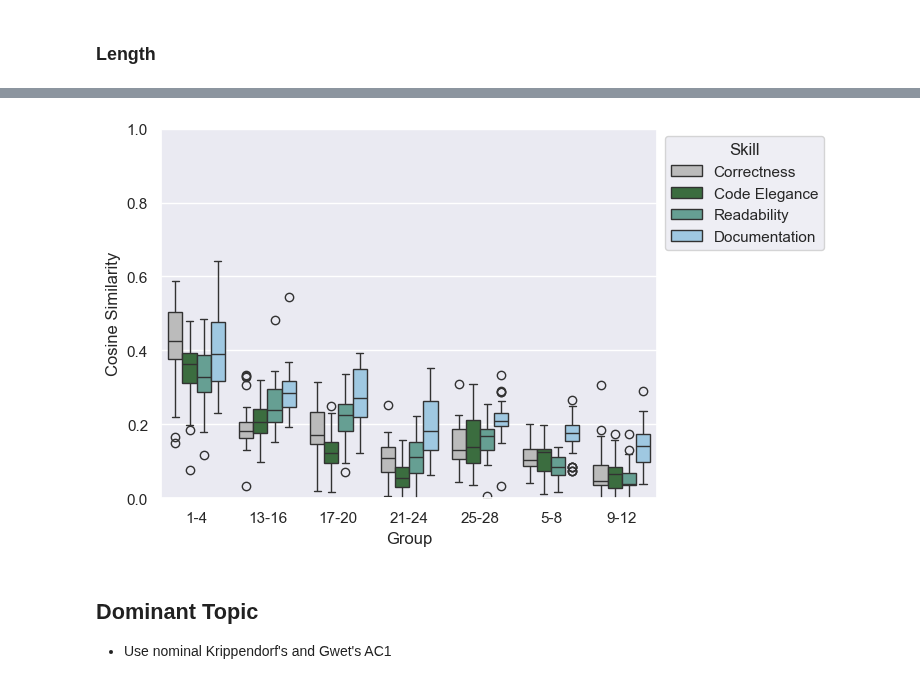
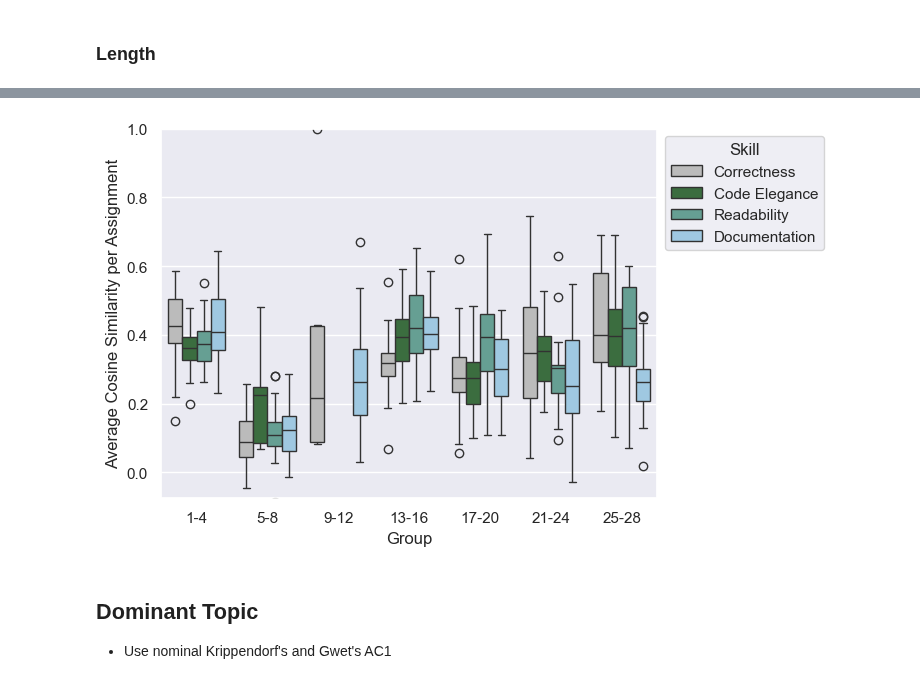
Before and after one commit to m-messer/Consistency_In_Grading_Analysis, a Jupyter notebook: feedback/feedback_inter_consistency.ipynb, the cells around one changed output, grey strips where cells are left out. Drawn from its saved outputs; the diff is of its cells as text; code cells hidden in the pictures.

Commit message:
PHD-777 Added summary stats for inter rater results section

```diff
--- a/feedback/feedback_inter_consistency.ipynb
+++ b/feedback/feedback_inter_consistency.ipynb
@@ -120,6 +201,9 @@ length_plt.get_figure().savefig('plots/inter_rater_length.pdf', bbox_inches='tig
 # %%
 inter_rater_sim_df = pd.read_csv('../data/inter_rater_sim.csv')
-inter_rater_sim_df = inter_rater_sim_df[~((inter_rater_sim_df['feedback_1'] == 'No comment supplied' ) & (inter_rater_sim_df['feedback_2'] == 'No comment supplied'))]
-inter_rater_sim_df = inter_rater_sim_df[['group', 'assignment_number', 'skill', 'sim']].groupby(['group', 'assignment_number', 'skill']).mean().reset_index()
-inter_rater_sim_df.head(20)
+inter_rater_sim_df = inter_rater_sim_df[(inter_rater_sim_df['feedback_1'] != 'No comment supplied' ) & (inter_rater_sim_df['feedback_2'] != 'No comment supplied')]
+
+inter_rater_sim_df_mean = inter_rater_sim_df[['group', 'skill', 'assignment_number', 'sim']].groupby(['skill', 'group', 'assignment_number']).mean().reset_index()
+inter_rater_sim_df_mean['group'] = pd.Categorical(inter_rater_sim_df_mean['group'], categories=['1-4', '5-8', '9-12', '13-16', '17-20', '21-24', '25-28'])
+inter_rater_sim_df_mean = inter_rater_sim_df_mean.sort_values('group', ascending=True)
+inter_rater_sim_df_mean.head()
 # %% [output]
@@ -143,10 +253,10 @@ inter_rater_sim_df.head(20)
 # %%
-g = sns.boxplot(inter_rater_sim_df, x='group', y='sim', hue='skill', palette=color_pallete, hue_order=['Correctness', 'Code Elegance', 'Readability', 'Documentation'])
-g.set(xlabel='Group', ylabel='Cosine Similarity', ylim=(0,1))
+g = sns.boxplot(inter_rater_sim_df_mean, x='group', y='sim', hue='skill', palette=sns.color_palette([grey, darkgreen, teal, blue]), hue_order=['Correctness', 'Code Elegance', 'Readability', 'Documentation'])
+g.set(xlabel='Group', ylabel='Average Cosine Similarity per Assignment', ylim=(-0.075, 1))
 sns.move_legend(g, "upper left", bbox_to_anchor=(1, 1), title='Skill')
 g.get_figure().savefig('plots/inter_rater_sim.pdf', bbox_inches='tight')
 # %% [output]
-[figure, old version]
+[figure, new version]
 # %% [markdown]
 ## Dominant Topic
 - Use nominal Krippendorf's and Gwet's AC1
```
Also changed, not shown: parts of 19 cells of this notebook, 2 other files.
